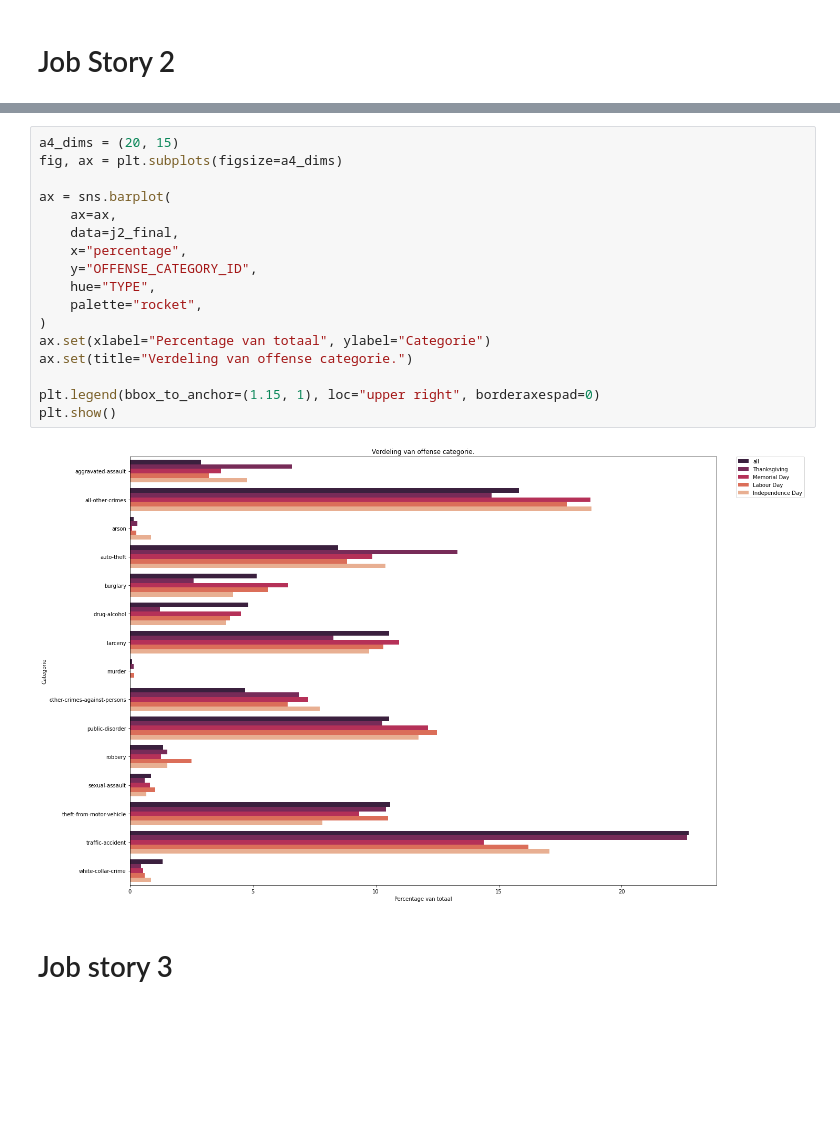
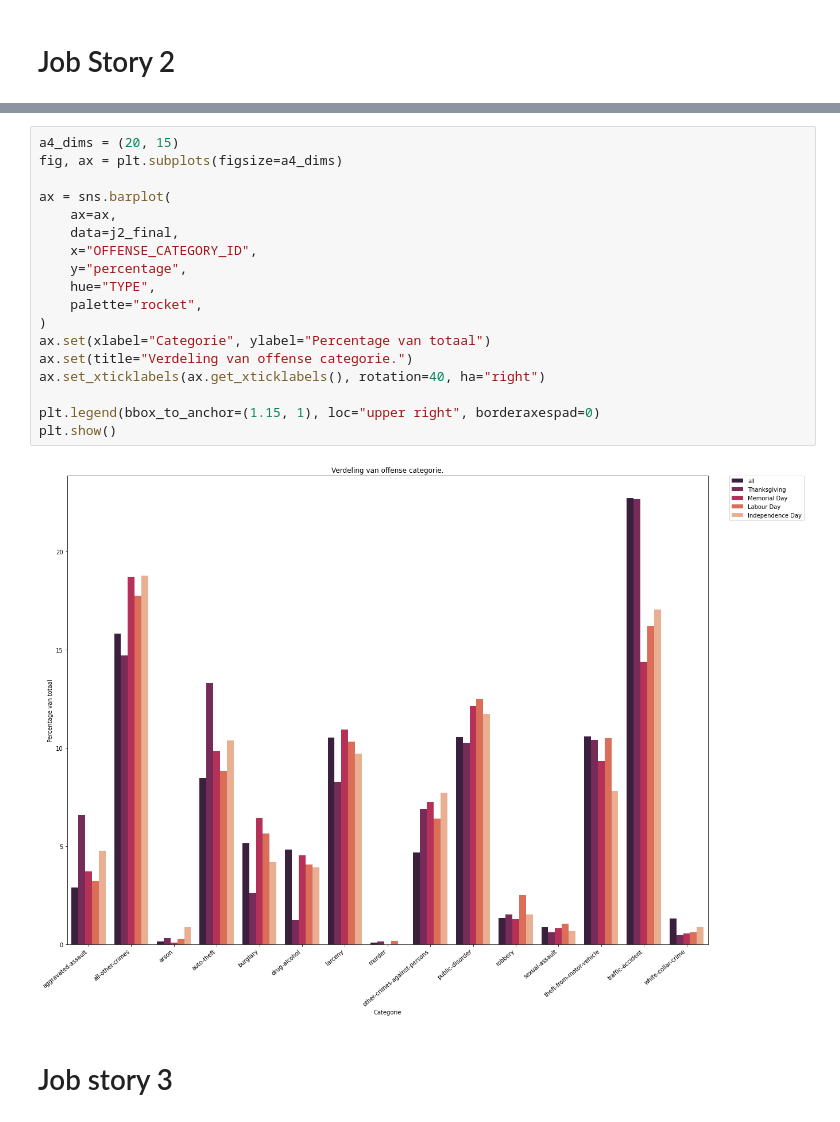
Before and after one commit to KolmschateS/poc-crime, a Jupyter notebook: crimestat.ipynb, the cells around one changed output, grey strips where cells are left out. Cells and saved outputs as stored; diff of their text form; blank space fills up the shorter version.

```diff
--- a/crimestat.ipynb
+++ b/crimestat.ipynb
@@ -466,22 +488,23 @@ j2_final
 # %%
 a4_dims = (20, 15)
 fig, ax = plt.subplots(figsize=a4_dims)
 
 ax = sns.barplot(
     ax=ax,
     data=j2_final,
-    x="percentage",
-    y="OFFENSE_CATEGORY_ID",
+    x="OFFENSE_CATEGORY_ID",
+    y="percentage",
     hue="TYPE",
     palette="rocket",
 )
-ax.set(xlabel="Percentage van totaal", ylabel="Categorie")
+ax.set(xlabel="Categorie", ylabel="Percentage van totaal")
 ax.set(title="Verdeling van offense categorie.")
+ax.set_xticklabels(ax.get_xticklabels(), rotation=40, ha="right")
 
 plt.legend(bbox_to_anchor=(1.15, 1), loc="upper right", borderaxespad=0)
 plt.show()
 # %% [output]
-[figure, old version]
+[figure, new version]
 # %% [markdown]
 # Job story 3
 # %%
```
Also changed, not shown: parts of 6 cells of this notebook, 2 other files.
